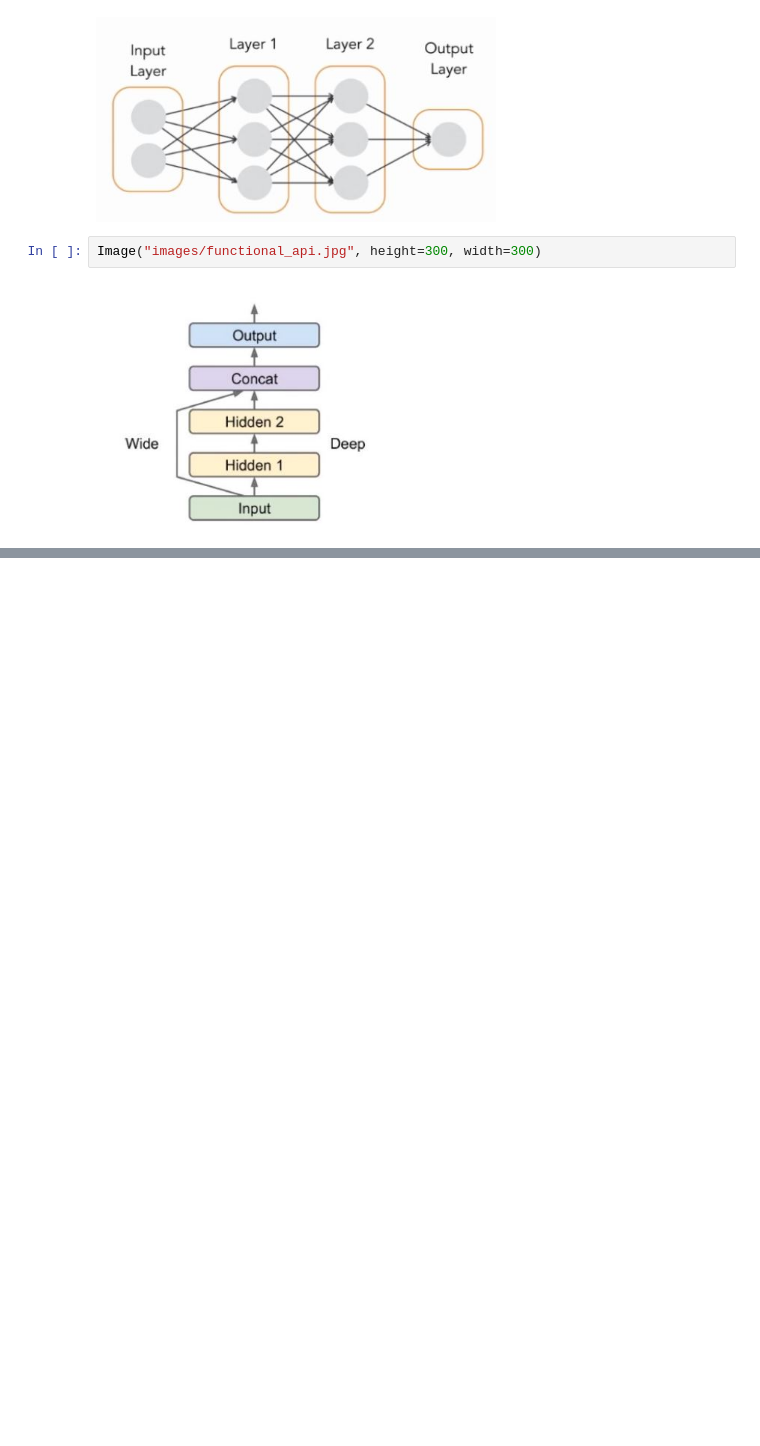
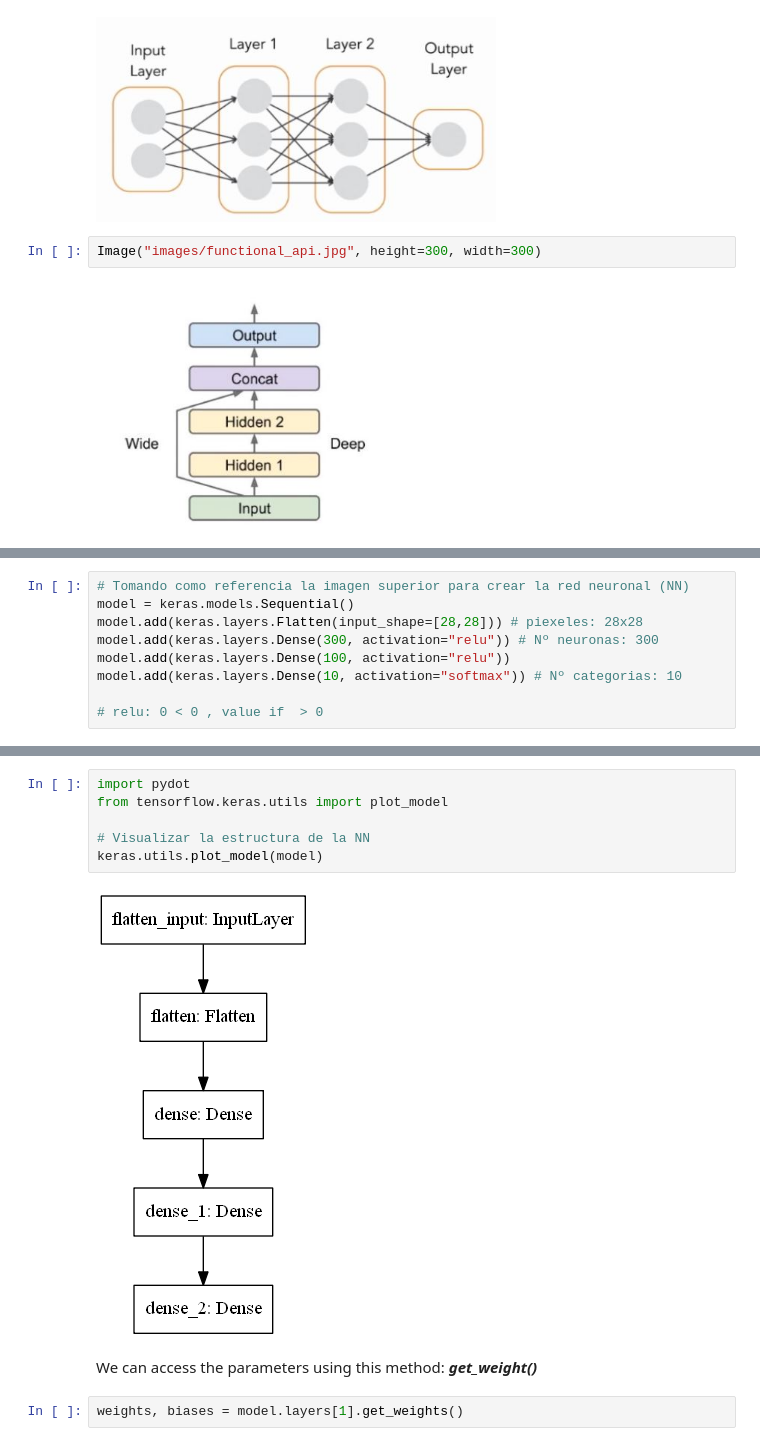
Before and after one commit to SPoVi/Neural-Networks_in_Python_Udemy, a Jupyter notebook: S10 - Python - Building and Trainning the Model/ANN - Part 1 .ipynb, the cells around one changed output, grey strips where cells are left out. Cells and saved outputs as stored; diff of their text form; blank space fills up the shorter version.

```diff
--- a/S10 - Python - Building and Trainning the Model/ANN - Part 1 .ipynb
+++ b/S10 - Python - Building and Trainning the Model/ANN - Part 1 .ipynb
@@ -170,0 +180,9 @@ Borrar
+# %%
+# Tomando como referencia la imagen superior para crear la red neuronal (NN)
+model = keras.models.Sequential()
+model.add(keras.layers.Flatten(input_shape=[28,28])) # piexeles: 28x28
+model.add(keras.layers.Dense(300, activation="relu")) # Nº neuronas: 300
+model.add(keras.layers.Dense(100, activation="relu"))
+model.add(keras.layers.Dense(10, activation="softmax")) # Nº categorias: 10
+
+# relu: 0 < 0 , value if  > 0
@@ -170,0 +209,12 @@ Borrar
+# %%
+import pydot
+from tensorflow.keras.utils import plot_model
+
+# Visualizar la estructura de la NN
+keras.utils.plot_model(model)
+# %% [output]
+[figure, added]
+# %% [markdown]
+We can access the parameters using this method: __*get_weight()*__
+# %%
+weights, biases = model.layers[1].get_weights()
```
Also changed, not shown: parts of 8 cells of this notebook, 2 other files.
